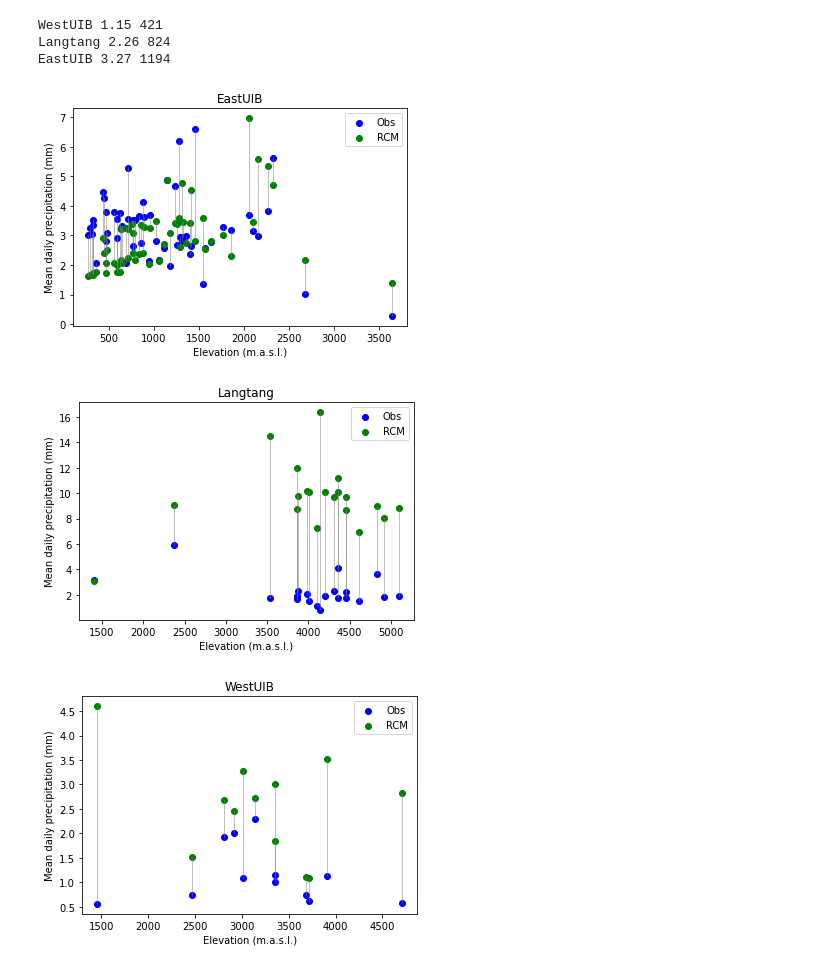
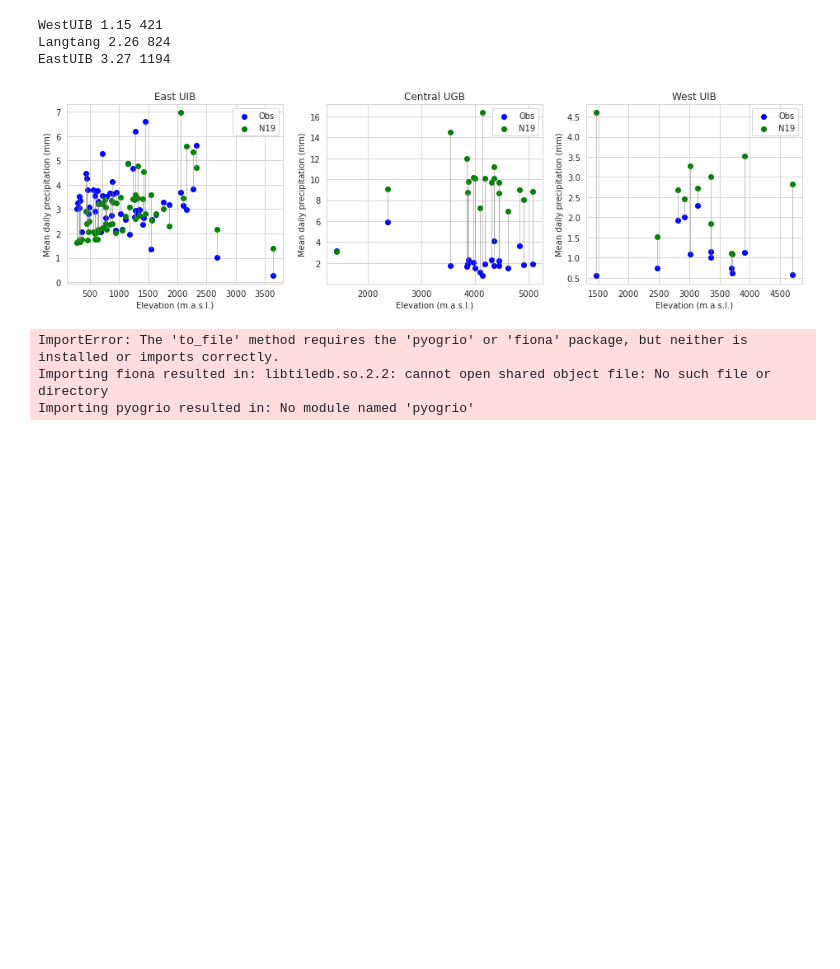
Before and after one commit to mgironamata/upper-indus-prec-bc, a Jupyter notebook: notebooks/figures.ipynb, the cells around one changed output. Saved outputs shown, nothing was run; the diff lists cells and outputs as text; code cells hidden in the pictures; blank space fills up the shorter version.

```diff
--- a/notebooks/figures.ipynb
+++ b/notebooks/figures.ipynb
@@ -100,54 +108,73 @@ Langtang 2.26 824
 EastUIB 3.27 1194
 # %%
 df_b = df.groupby(['Region','Station']).mean()[['Prec','precip_norris','Z','rain_norris','X','Y']].reset_index()
+# %%
+import seaborn as sns
+sns.set_style('whitegrid')
 # %%
 regions = df_b.Region.unique()
 
-for r in regions:
+fig, axes = plt.subplots(1,3, figsize=(16,4))
+
+for ax, r in zip(axes, regions):
+
     df_a = df_b[df_b['Region']==r]
 
     x = df_a['Z'].values
     y = df_a['Prec'].values
     y2 = df_a['precip_norris'].values
     y3 = df_a['rain_norris'].values
 
     xp = np.linspace(min(x),max(x),100)
     z = np.polyfit(x, y, 2)
     z2 = np.polyfit(x, y2, 2)
     z3 = np.polyfit(x, y3, 2)
 
     p = np.poly1d(z)
     p2 = np.poly1d(z2)
     p3 = np.poly1d(z3)
 
-    plt.scatter(x,y,color='blue',label = 'Obs')
-    plt.scatter(x,y2,color='green',label = 'RCM')
+    ax.scatter(x,y,color='blue',label = 'Obs')
+    ax.scatter(x,y2,color='green',label = 'N19')
 
     for i in range(len(x)):
-        plt.plot([x[i],x[i]*1,x[i]],[y[i],(y[i]+y2[i])/2,y2[i]],color='grey',linewidth=0.5)
+        ax.plot([x[i],x[i]*1,x[i]],[y[i],(y[i]+y2[i])/2,y2[i]],color='grey',linewidth=0.5)
 
 #     plt.scatter(x,y3,color='orange', marker='x',label = 'RCM rain')
 
 #     plt.plot(xp,p(xp),'b--')
 #     plt.plot(xp,p2(xp),'g--')
 #     plt.plot(xp,p3(xp),'--', color='orange')
 
-    plt.ylabel('Mean daily precipitation (mm)')
-    plt.xlabel('Elevation (m.a.s.l.)')
+    ax.set_ylabel('Mean daily precipitation (mm)')
+    ax.set_xlabel('Elevation (m.a.s.l.)')
 #     plt.grid()
-    plt.legend()
-    plt.title(r)
-    plt.show()
+    ax.legend()
+
+    if r == 'EastUIB':
+        reg = 'East UIB'
+    if r == 'WestUIB':
+        reg = 'West UIB'
+    if r == 'Langtang':
+        reg = 'Central UGB'
+
+    ax.set_title(reg)
+
+plt.show()
 # %% [output]
-[figure, old version]
+[figure, new version]
-[figure, removed]
-[figure, removed]
 # %%
 import geopandas
 import contextily as cx
 # %%
 gdf = geopandas.GeoDataFrame(df_b, geometry=geopandas.points_from_xy(df_b.X, df_b.Y), crs="EPSG:4326")
 gdf = gdf.to_crs(epsg=3857)
+# %%
+gdf.to_
+# %% [output]
+ImportError: The 'to_file' method requires the 'pyogrio' or 'fiona' package, but neither is installed or imports correctly.
+Importing fiona resulted in: libtiledb.so.2.2: cannot open shared object file: No such file or directory
+Importing pyogrio resulted in: No module named 'pyogrio'
 # %%
 gdf['AE_precip'] = abs(gdf['Prec'] - gdf['precip_norris'])
 gdf['E_precip'] = (gdf['Prec'] - gdf['precip_norris'])
```
Also changed, not shown: parts of 4 cells of this notebook, 15 other files.
